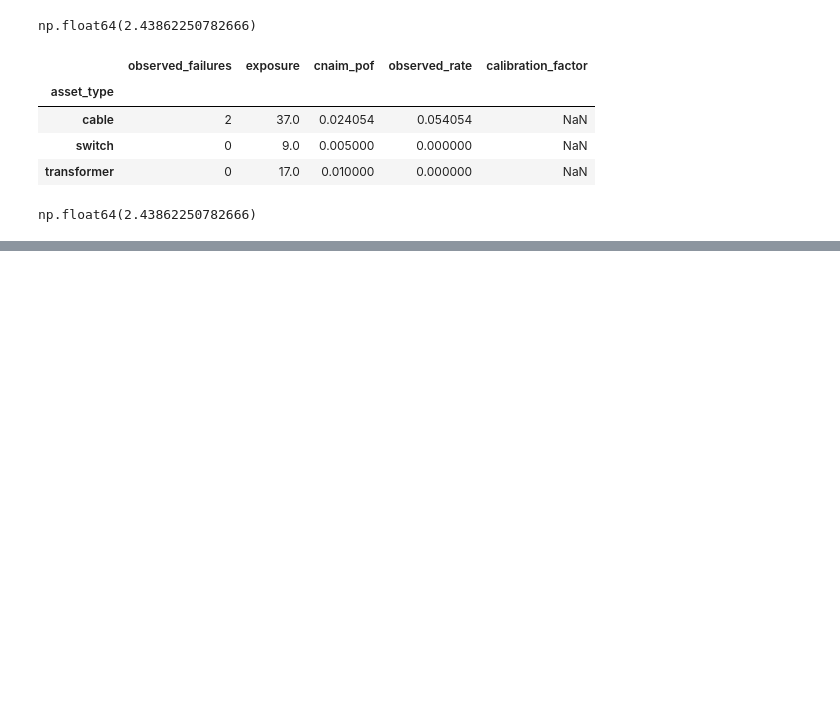
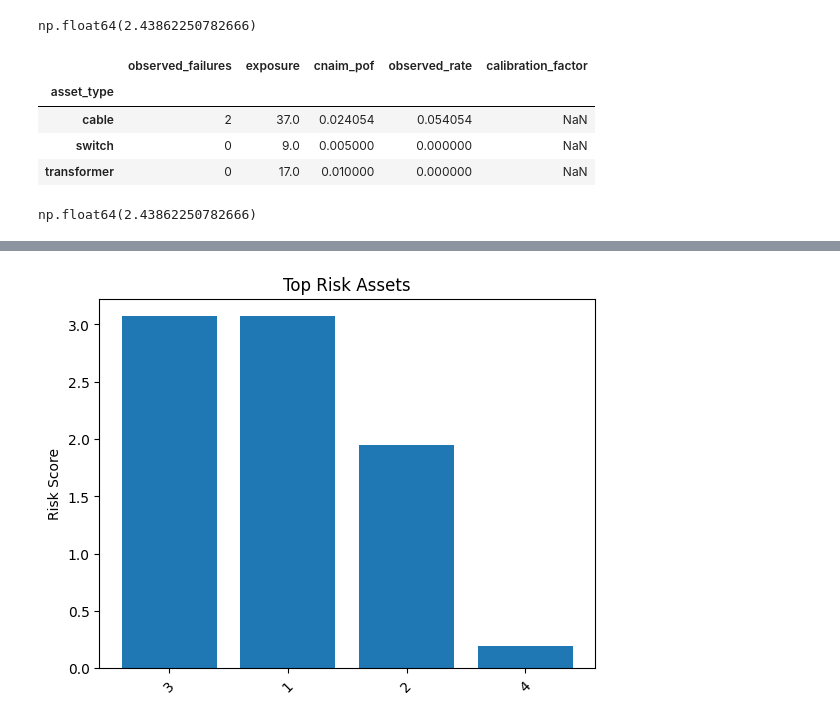
Before and after one commit to 10003399/cnaim-pof-validation, a Jupyter notebook: notebook/01_phase1.ipynb, the cells around one changed output, grey strips where cells are left out. Cells and saved outputs as stored; diff of their text form; code cells hidden in the pictures; blank space fills up the shorter version.

```diff
--- a/notebook/01_phase1.ipynb
+++ b/notebook/01_phase1.ipynb
@@ -431,3 +431,33 @@ np.float64(2.43862250782666)
 asset_years["calibrated_pof"] = (
     asset_years["cnaim_pof"] * global_factor
 )
+# %%
+consequence_map = {
+    "transformer": 5,
+    "cable": 3,
+    "switch": 2
+}
+
+asset_years["consequence"] = (
+    asset_years["asset_type"].map(consequence_map)
+)
+# %%
+asset_years["risk_score"] = (
+    asset_years["calibrated_pof"]
+    * asset_years["consequence"]
+    * asset_years["age"]
+)
+# %%
+latest_assets = (
+    asset_years
+    .sort_values("year")
+    .groupby("asset_id")
+    .tail(1)
+)
+# %%
+risk_ranking = (
+    latest_assets
+    .sort_values("risk_score", ascending=False)
+)
+
+risk_ranking.head(10)
@@ -433,0 +470,13 @@ asset_years["calibrated_pof"] = (
+# %%
+import matplotlib.pyplot as plt
+
+top = risk_ranking.head(10)
+
+plt.figure()
+plt.bar(top["asset_id"].astype(str), top["risk_score"])
+plt.xticks(rotation=45)
+plt.ylabel("Risk Score")
+plt.title("Top Risk Assets")
+plt.show()
+# %% [output]
+[figure, added]
```
Also changed, not shown: parts of 1 cell of this notebook, 3 other files.
